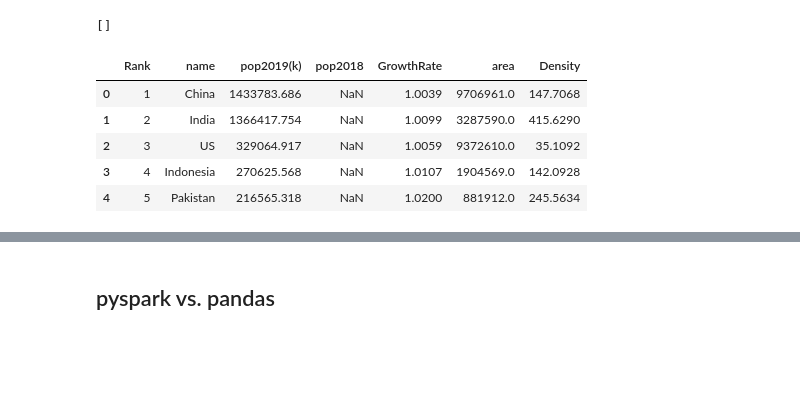
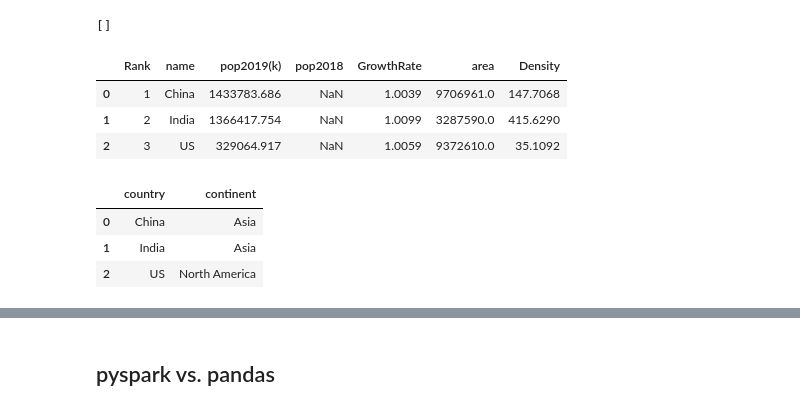
Before and after one commit to jingwen-z/python-playground, a Jupyter notebook: python_for_data_analysis/pyspark_playground/pyspark_vs_pandas.ipynb, the cells around one changed output, grey strips where cells are left out. Drawn from its saved outputs; the diff is of its cells as text; code cells hidden in the pictures; blank space fills up the shorter version.

```diff
--- a/python_for_data_analysis/pyspark_playground/pyspark_vs_pandas.ipynb
+++ b/python_for_data_analysis/pyspark_playground/pyspark_vs_pandas.ipynb
@@ -22,10 +25,15 @@ pop19_df = pd.read_csv('population_2019.csv')
 # %%
-pop19_df.head()
+pop19_df.head(3)
 # %% [output]
 |  | Rank | name | pop2019(k) | pop2018 | GrowthRate | area | Density |
 | 0 | 1 | China | 1433783.686 | NaN | 1.0039 | 9706961.0 | 147.7068 |
 | 1 | 2 | India | 1366417.754 | NaN | 1.0099 | 3287590.0 | 415.6290 |
 | 2 | 3 | US | 329064.917 | NaN | 1.0059 | 9372610.0 | 35.1092 |
-| 3 | 4 | Indonesia | 270625.568 | NaN | 1.0107 | 1904569.0 | 142.0928 |
-| 4 | 5 | Pakistan | 216565.318 | NaN | 1.0200 | 881912.0 | 245.5634 |
+# %%
+gdp19_df.head(3)
+# %% [output]
+|  | country | continent |
+| 0 | China | Asia |
+| 1 | India | Asia |
+| 2 | US | North America |
 # %%
```
Also changed, not shown: parts of 28 cells of this notebook.
